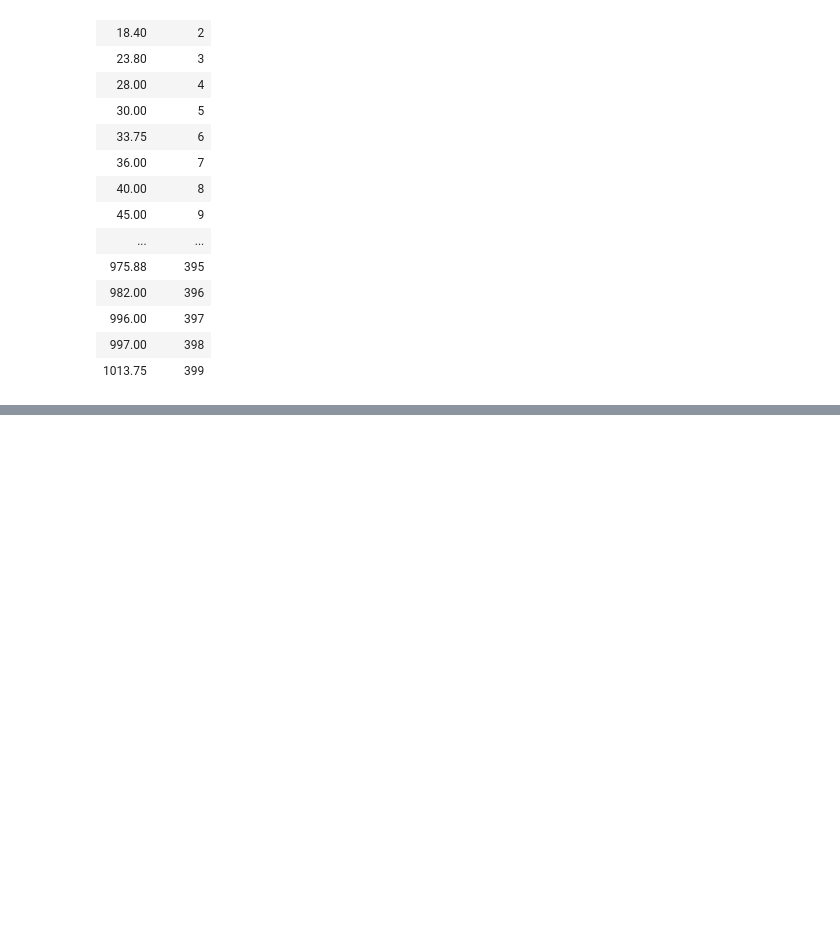
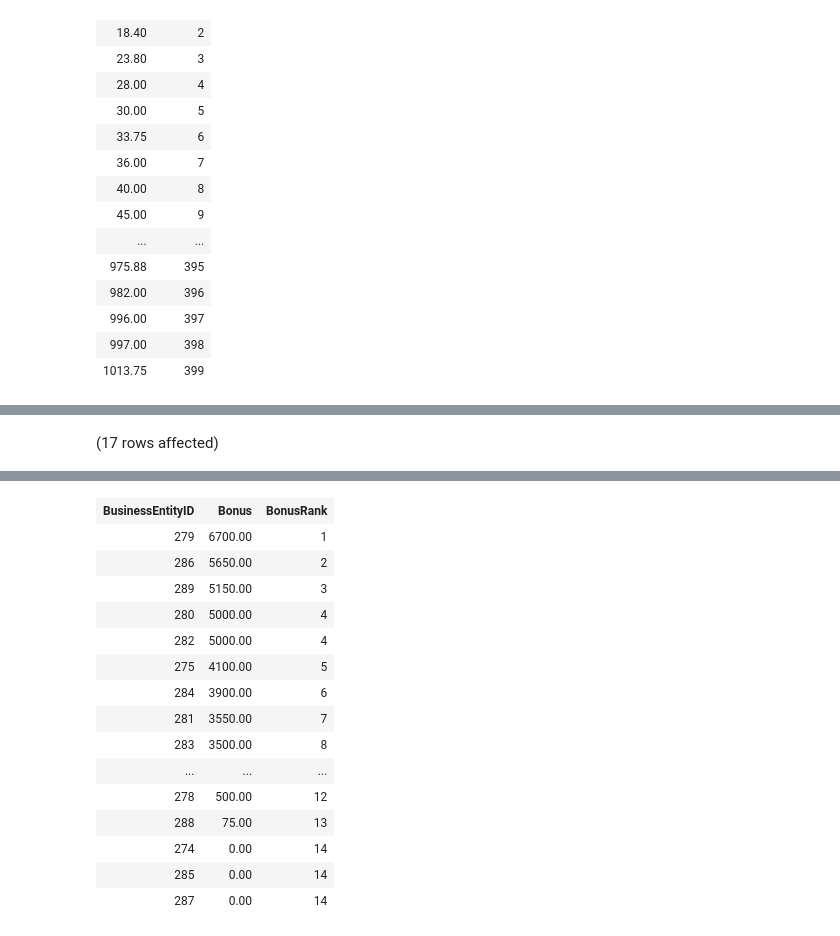
Before and after one commit to Rahib-Khan/Group_3_FromNov11, a Jupyter notebook: PHW7/Heidi Luna/G381_3_HW7_HeidiLuna.ipynb, the cells around one changed output, grey strips where cells are left out. Cells and saved outputs as stored; diff of their text form; code cells hidden in the pictures; blank space fills up the shorter version.

```diff
--- a/PHW7/Heidi Luna/G381_3_HW7_HeidiLuna.ipynb
+++ b/PHW7/Heidi Luna/G381_3_HW7_HeidiLuna.ipynb
@@ -71,0 +113,11 @@ Total execution time: 00:00:00.090
+# %%
+USE AdventureWorks2017;
+
+SELECT
+  BusinessEntityID,
+  Bonus,
+  DENSE_RANK() OVER (ORDER BY Bonus DESC) AS BonusRank
+FROM Sales.SalesPerson
+ORDER BY BonusRank;
+# %% [output]
+(17 rows affected)
@@ -71,0 +125,16 @@ Total execution time: 00:00:00.090
+| BusinessEntityID | Bonus | BonusRank |
+| 279 | 6700.00 | 1 |
+| 286 | 5650.00 | 2 |
+| 289 | 5150.00 | 3 |
+| 280 | 5000.00 | 4 |
+| 282 | 5000.00 | 4 |
+| 275 | 4100.00 | 5 |
+| 284 | 3900.00 | 6 |
+| 281 | 3550.00 | 7 |
+| 283 | 3500.00 | 8 |
+| ... | ... | ... |
+| 278 | 500.00 | 12 |
+| 288 | 75.00 | 13 |
+| 274 | 0.00 | 14 |
+| 285 | 0.00 | 14 |
+| 287 | 0.00 | 14 |
```
Also changed, not shown: parts of 21 cells of this notebook, 1 other file.
